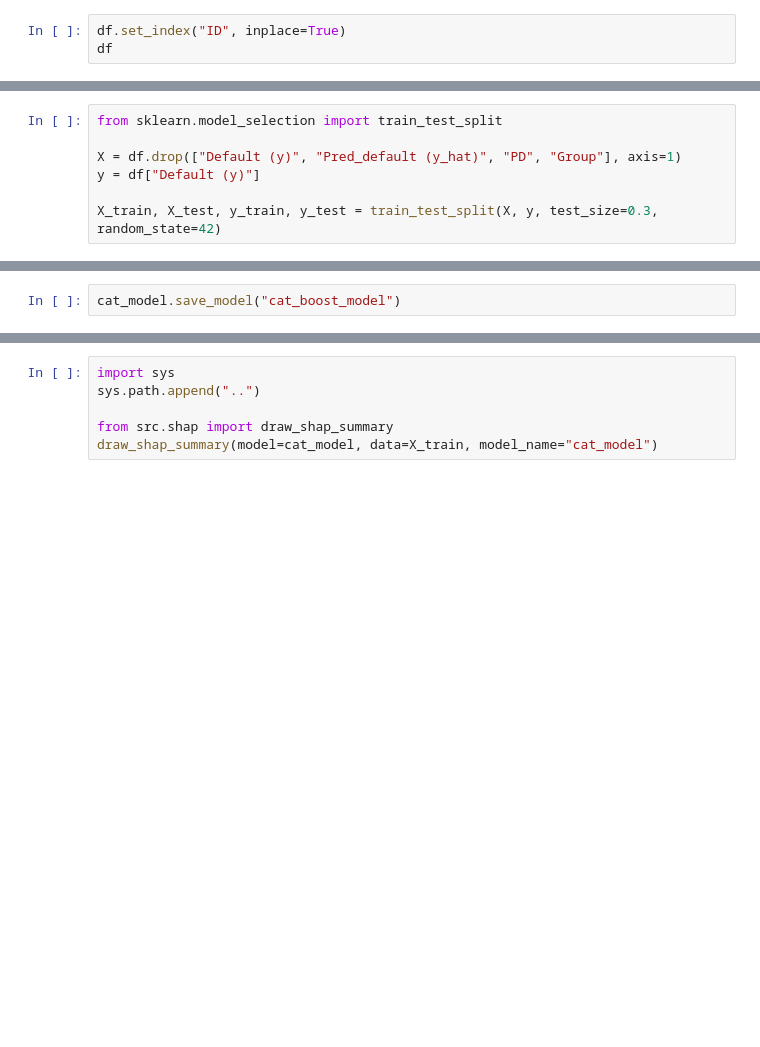
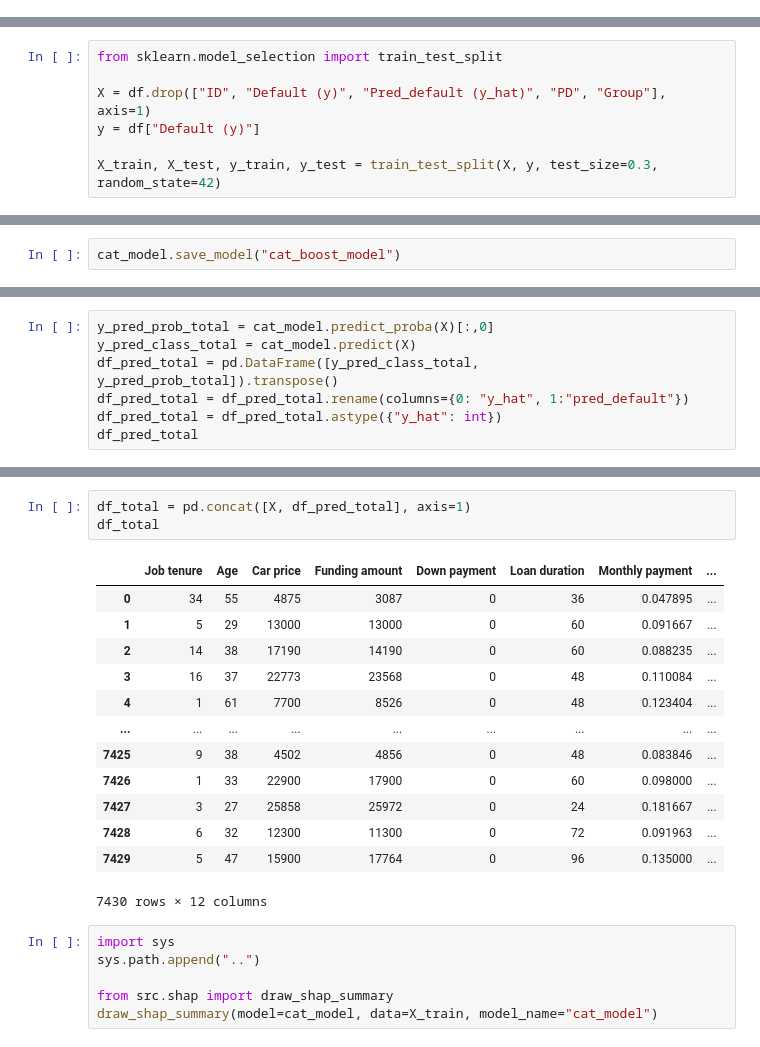
Before and after one commit to julescrevola/interpret_fair, a Jupyter notebook: notebooks/own_model.ipynb, the cells around one changed output, grey strips where cells are left out. Cells and saved outputs as stored; diff of their text form; blank space fills up the shorter version.

```diff
--- a/notebooks/own_model.ipynb
+++ b/notebooks/own_model.ipynb
@@ -30,6 +30,3 @@ Data columns (total 15 columns):
 dtypes: float64(2), int64(13)
 memory usage: 870.8 KB
 None
-# %%
-df.set_index("ID", inplace=True)
-df
@@ -51,7 +33,7 @@ df
 # %%
 from sklearn.model_selection import train_test_split
 
-X = df.drop(["Default (y)", "Pred_default (y_hat)", "PD", "Group"], axis=1)
+X = df.drop(["ID", "Default (y)", "Pred_default (y_hat)", "PD", "Group"], axis=1)
 y = df["Default (y)"]
 
 X_train, X_test, y_train, y_test = train_test_split(X, y, test_size=0.3, random_state=42)
@@ -96,0 +82,7 @@ cat_model.save_model("cat_boost_model")
+# %%
+y_pred_prob_total = cat_model.predict_proba(X)[:,0]
+y_pred_class_total = cat_model.predict(X)
+df_pred_total = pd.DataFrame([y_pred_class_total, y_pred_prob_total]).transpose()
+df_pred_total = df_pred_total.rename(columns={0: "y_hat", 1:"pred_default"})
+df_pred_total = df_pred_total.astype({"y_hat": int})
+df_pred_total
@@ -97,3 +103,20 @@ cat_model.save_model("cat_boost_model")
+# %%
+df_total = pd.concat([X, df_pred_total], axis=1)
+df_total
+# %% [output]
+|  | Job tenure | Age | Car price | Funding amount | Down payment | Loan duration | Monthly payment | ... |
+| 0 | 34 | 55 | 4875 | 3087 | 0 | 36 | 0.047895 | ... |
+| 1 | 5 | 29 | 13000 | 13000 | 0 | 60 | 0.091667 | ... |
+| 2 | 14 | 38 | 17190 | 14190 | 0 | 60 | 0.088235 | ... |
+| 3 | 16 | 37 | 22773 | 23568 | 0 | 48 | 0.110084 | ... |
+| 4 | 1 | 61 | 7700 | 8526 | 0 | 48 | 0.123404 | ... |
+| ... | ... | ... | ... | ... | ... | ... | ... | ... |
+| 7425 | 9 | 38 | 4502 | 4856 | 0 | 48 | 0.083846 | ... |
+| 7426 | 1 | 33 | 22900 | 17900 | 0 | 60 | 0.098000 | ... |
+| 7427 | 3 | 27 | 25858 | 25972 | 0 | 24 | 0.181667 | ... |
+| 7428 | 6 | 32 | 12300 | 11300 | 0 | 72 | 0.091963 | ... |
+| 7429 | 5 | 47 | 15900 | 17764 | 0 | 96 | 0.135000 | ... |
+7430 rows × 12 columns
 # %%
 import sys
 sys.path.append("..")
```
Also changed, not shown: parts of 7 cells of this notebook, 5 other files.
